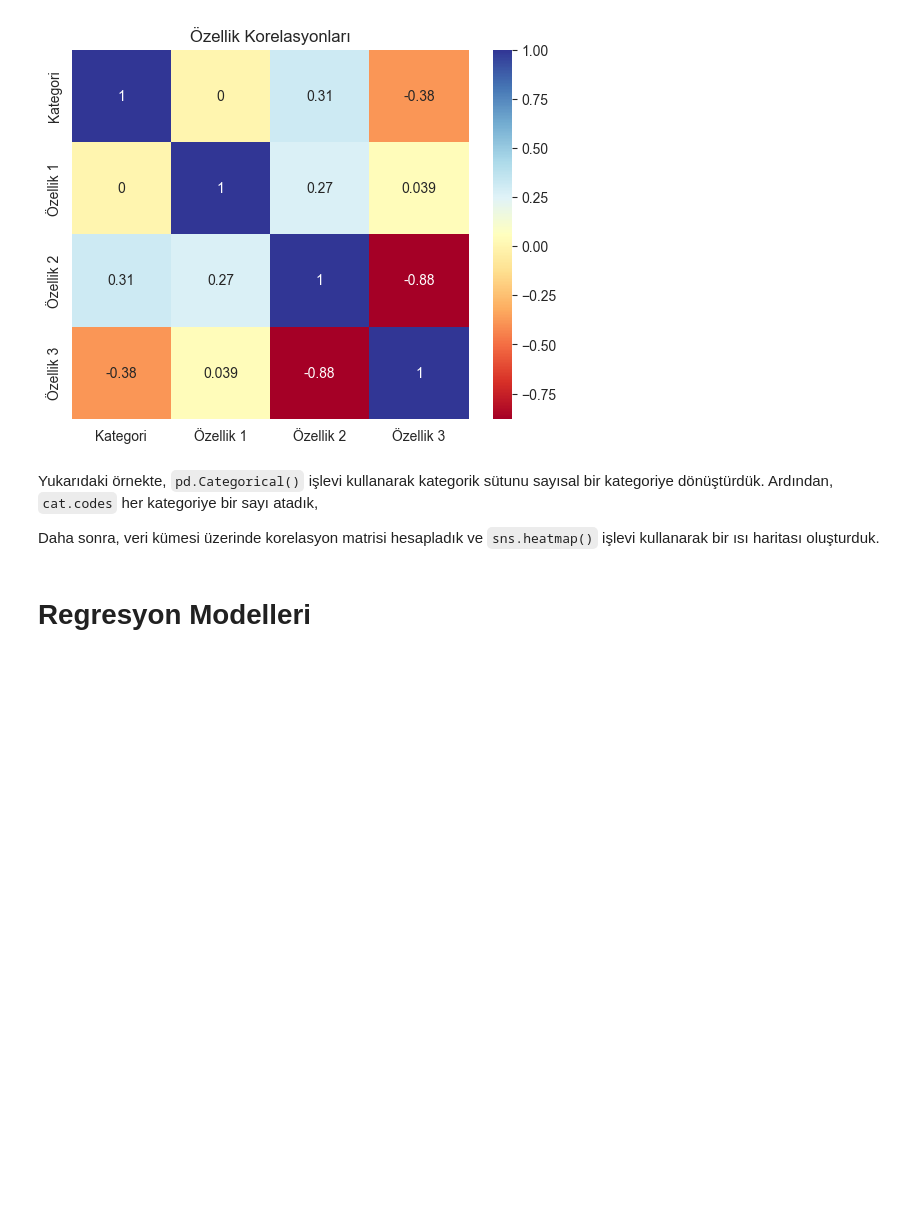
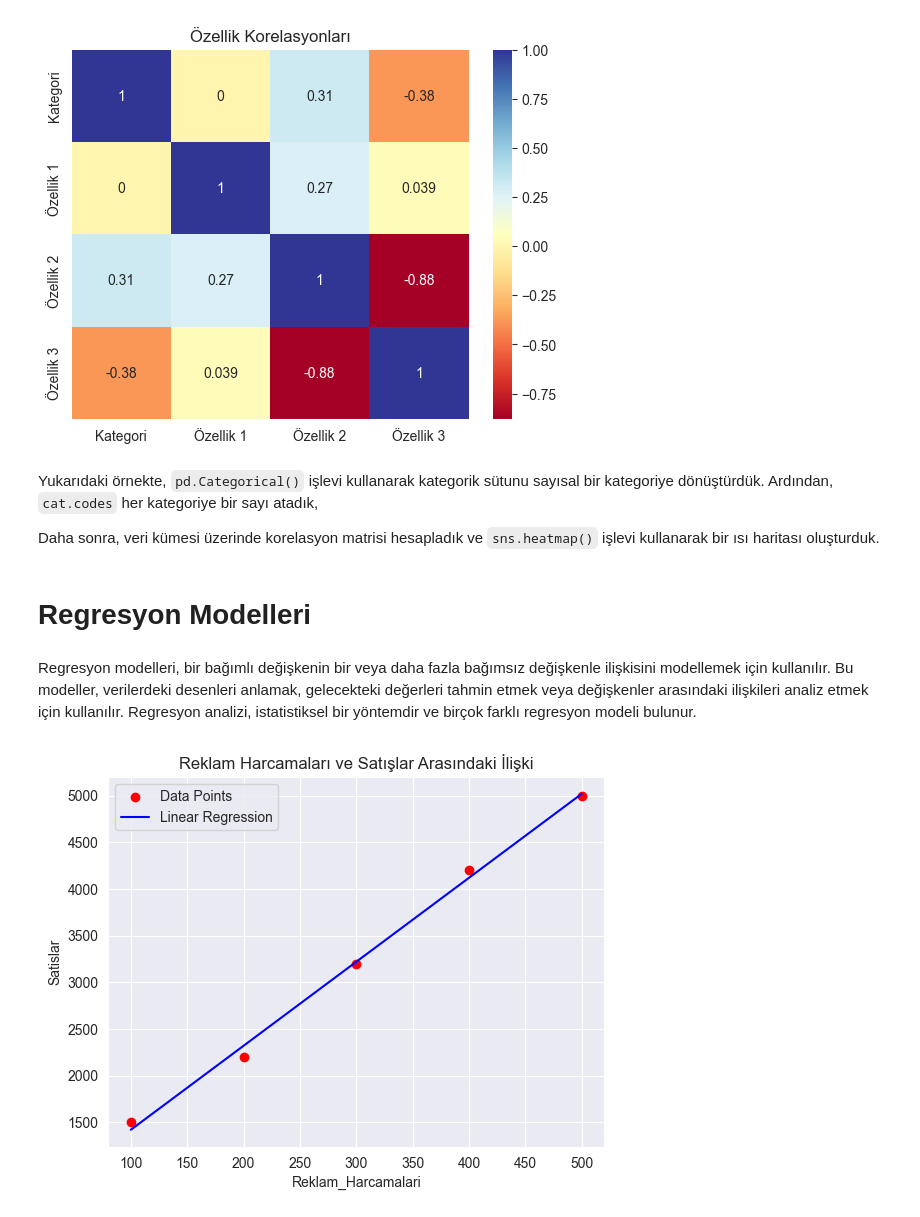
Before and after one commit to suleymangzy/Fundamentals-of-AI, a Jupyter notebook: DataVisualization/DataVisualization.ipynb, the cells around one changed output. Saved outputs shown, nothing was run; the diff lists cells and outputs as text; code cells hidden in the pictures; blank space fills up the shorter version.

Commit message:
Veri gorsellestirme klasorunde ilerleniyor.

```diff
--- a/DataVisualization/DataVisualization.ipynb
+++ b/DataVisualization/DataVisualization.ipynb
@@ -79,3 +81,26 @@ Yukarıdaki örnekte, `pd.Categorical()` işlevi kullanarak kategorik sütunu sa
 Daha sonra, veri kümesi üzerinde korelasyon matrisi hesapladık ve `sns.heatmap()` işlevi kullanarak bir ısı haritası oluşturduk.
 # %% [markdown]
 # Regresyon Modelleri
+# %% [markdown]
+Regresyon modelleri, bir bağımlı değişkenin bir veya daha fazla bağımsız değişkenle ilişkisini modellemek için kullanılır. Bu modeller, verilerdeki desenleri anlamak, gelecekteki değerleri tahmin etmek veya değişkenler arasındaki ilişkileri analiz etmek için kullanılır. Regresyon analizi, istatistiksel bir yöntemdir ve birçok farklı regresyon modeli bulunur.
+# %%
+veri = {'Reklam_Harcamalari': [100, 200, 300, 400, 500],
+        'Satislar': [1500, 2200, 3200, 4200, 5000]}
+
+df = pd.DataFrame(veri)
+
+X = df[['Reklam_Harcamalari']]
+y = df['Satislar']
+
+model = LinearRegression()
+model.fit(X, y)
+
+plt.scatter(X, y, color='red', label='Data Points')
+plt.plot(X, model.predict(X), color='blue', label='Linear Regression')
+plt.xlabel('Reklam_Harcamalari')
+plt.ylabel('Satislar')
+plt.title('Reklam Harcamaları ve Satışlar Arasındaki İlişki')
+plt.legend()
+plt.show()
+# %% [output]
+[figure, added]
```
Also changed, not shown: parts of 3 cells of this notebook.
